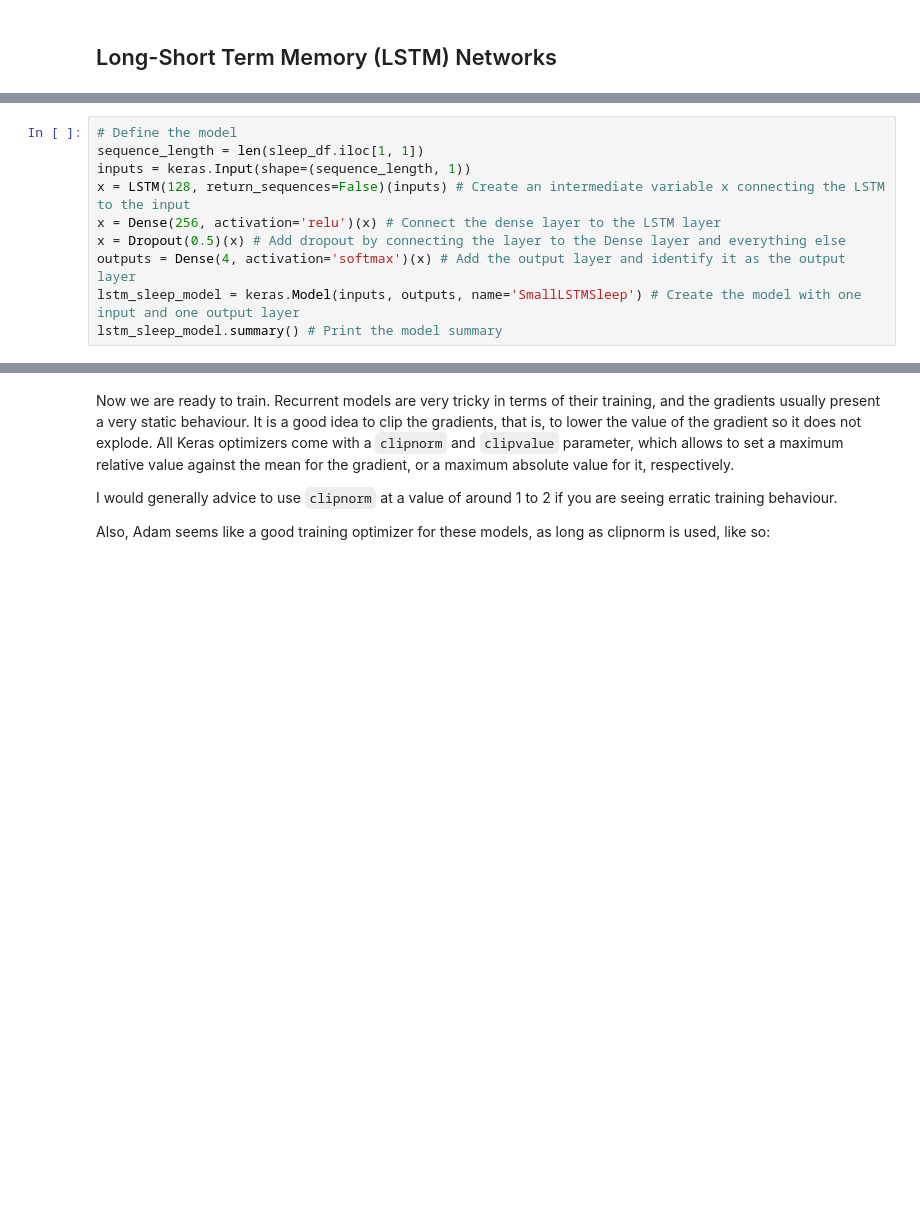
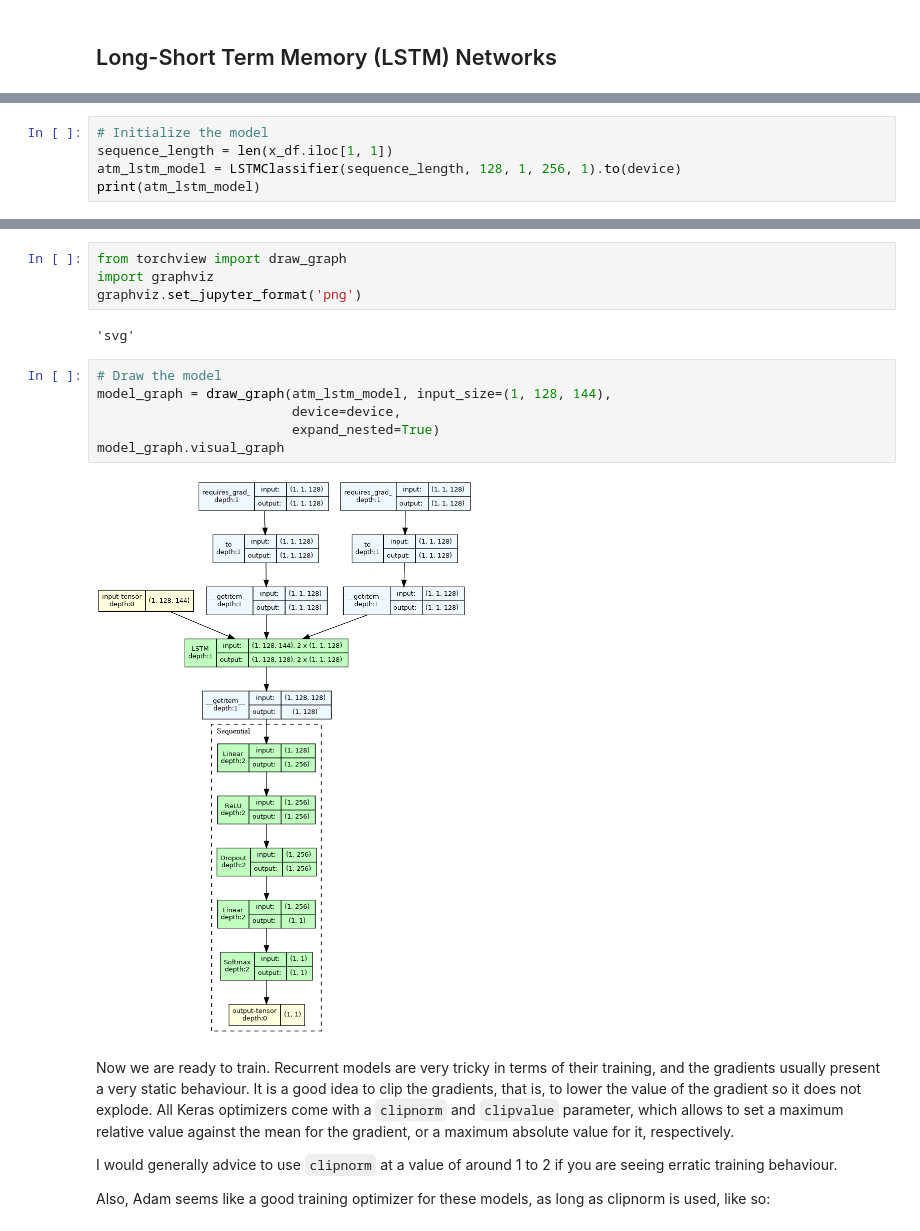
Before and after one commit to CBravoR/AdvancedAnalyticsLabs, a Jupyter notebook: notebooks/python/Lab_Recurrent_Models.ipynb, the cells around one changed output, grey strips where cells are left out. Saved outputs shown, nothing was run; the diff lists cells and outputs as text; blank space fills up the shorter version.

```diff
--- a/notebooks/python/Lab_Recurrent_Models.ipynb
+++ b/notebooks/python/Lab_Recurrent_Models.ipynb
@@ -219,10 +142,0 @@ Thus this allows creating multi-input and/or multi-output models, loops, recurre
-# %%
-# Define the model
-sequence_length = len(sleep_df.iloc[1, 1])
-inputs = keras.Input(shape=(sequence_length, 1))
-x = LSTM(128, return_sequences=False)(inputs) # Create an intermediate variable x connecting the LSTM to the input
-x = Dense(256, activation='relu')(x) # Connect the dense layer to the LSTM layer
-x = Dropout(0.5)(x) # Add dropout by connecting the layer to the Dense layer and everything else
-outputs = Dense(4, activation='softmax')(x) # Add the output layer and identify it as the output layer
-lstm_sleep_model = keras.Model(inputs, outputs, name='SmallLSTMSleep') # Create the model with one input and one output layer
-lstm_sleep_model.summary() # Print the model summary
@@ -274,0 +184,5 @@ my_callbacks = [
+# %%
+# Initialize the model
+sequence_length = len(x_df.iloc[1, 1])
+atm_lstm_model = LSTMClassifier(sequence_length, 128, 1, 256, 1).to(device)
+print(atm_lstm_model)
@@ -275,3 +200,17 @@ my_callbacks = [
+# %%
+from torchview import draw_graph
+import graphviz
+graphviz.set_jupyter_format('png')
+# %% [output]
+'svg'
+# %%
+# Draw the model
+model_graph = draw_graph(atm_lstm_model, input_size=(1, 128, 144),
+                         device=device,
+                         expand_nested=True)
+model_graph.visual_graph
+# %% [output]
+[figure, added]
 # %% [markdown]
 Now we are ready to train. Recurrent models are very tricky in terms of their training, and the gradients usually present a very static behaviour. It is a good idea to clip the gradients, that is, to lower the value of the gradient so it does not explode. All Keras optimizers come with a `clipnorm` and `clipvalue` parameter, which allows to set a maximum relative value against the mean for the gradient, or a maximum absolute value for it, respectively.
 
```
Also changed, not shown: parts of 41 cells of this notebook, 1 other file.
